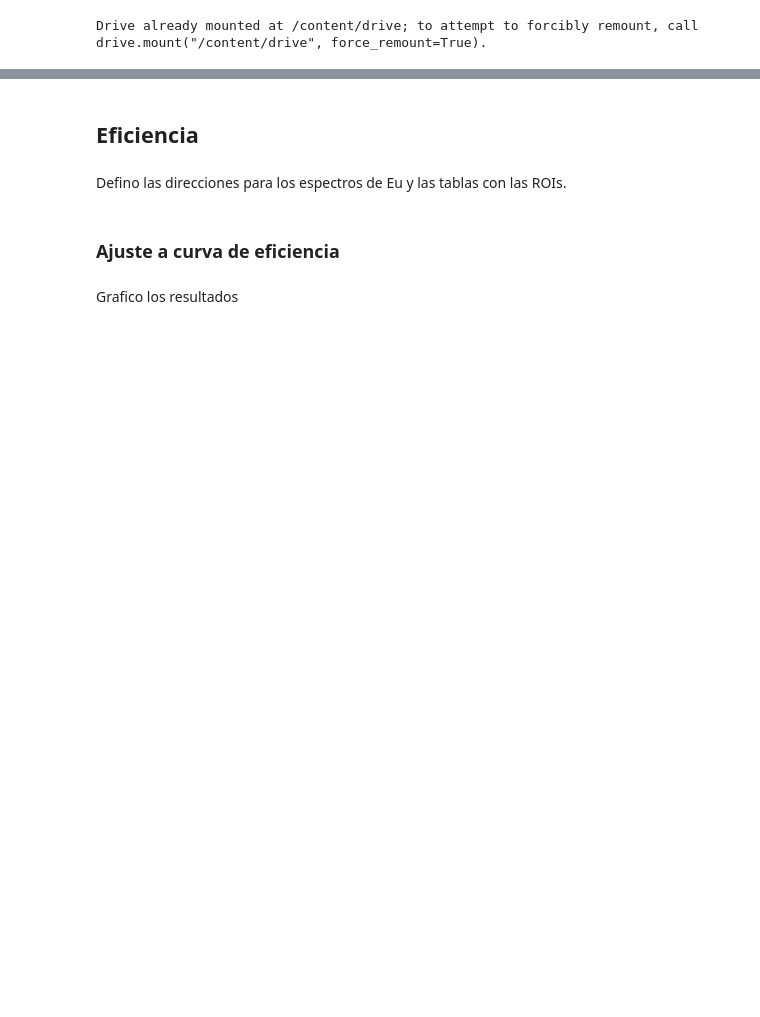
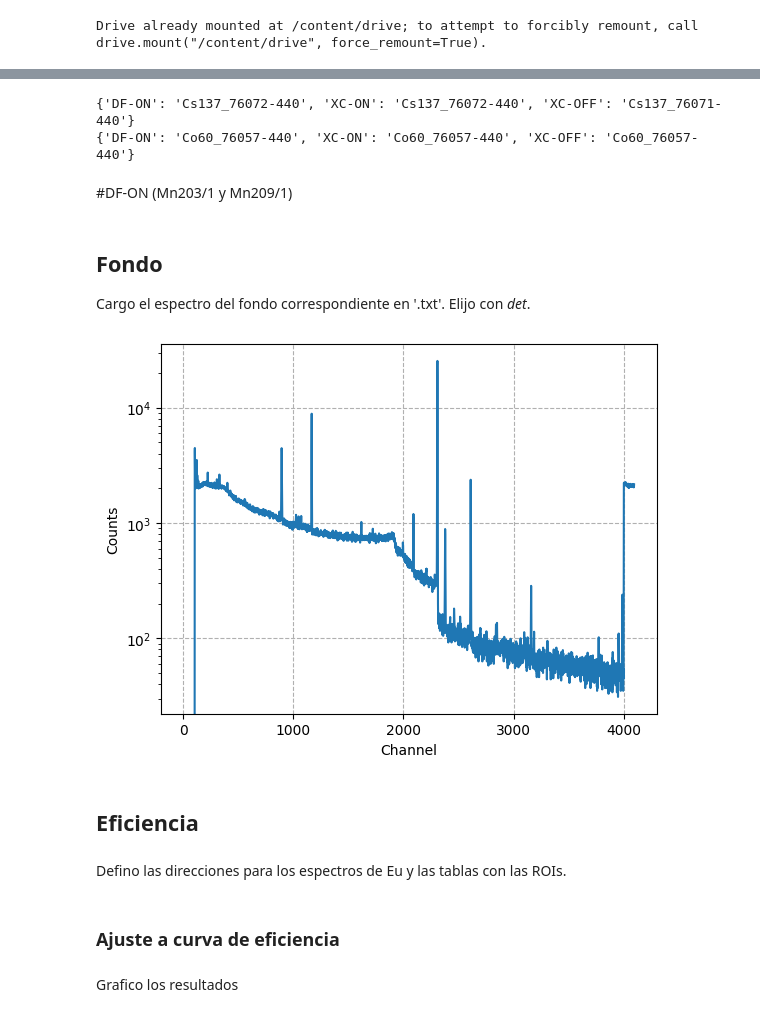
Before and after one commit to lexisantos/lintatpromptgamma, a Jupyter notebook: HPGe_PGflux.ipynb, the cells around one changed output, grey strips where cells are left out. Saved outputs shown, nothing was run; the diff lists cells and outputs as text; code cells hidden in the pictures; blank space fills up the shorter version.

```diff
--- a/HPGe_PGflux.ipynb
+++ b/HPGe_PGflux.ipynb
@@ -28,0 +61,9 @@ Fondo = {'OFF': act.fromspec(path_fondo[det.split('-')[0]+'-OFF']),
+# %%
+npicos = {'137Cs': 1, '60Co': 2}
+for f in list(npicos.keys()):
+		print(globals()[f'fuente_{f[-2:]}'])
+# %% [output]
+{'DF-ON': 'Cs137_76072-440', 'XC-ON': 'Cs137_76072-440', 'XC-OFF': 'Cs137_76071-440'}
+{'DF-ON': 'Co60_76057-440', 'XC-ON': 'Co60_76057-440', 'XC-OFF': 'Co60_76057-440'}
+# %% [markdown]
+#DF-ON (Mn203/1 y Mn209/1)
@@ -28,0 +72,3 @@ Fondo = {'OFF': act.fromspec(path_fondo[det.split('-')[0]+'-OFF']),
+# %% [markdown]
+## Fondo
+Cargo el espectro del fondo correspondiente en '.txt'. Elijo con *det*.
@@ -29,3 +77,12 @@ Fondo = {'OFF': act.fromspec(path_fondo[det.split('-')[0]+'-OFF']),
+# %%
+plt.figure()
+plt.plot(Fondo.channels, Fondo.counts)
+plt.grid(True, ls='--')
+plt.xlabel('Channel')
+plt.ylabel('Counts')
+plt.yscale('log')
+# %% [output]
+[figure, added]
 # %% [markdown]
 ## Eficiencia
 # %% [markdown]
```
Also changed, not shown: parts of 119 cells of this notebook.
